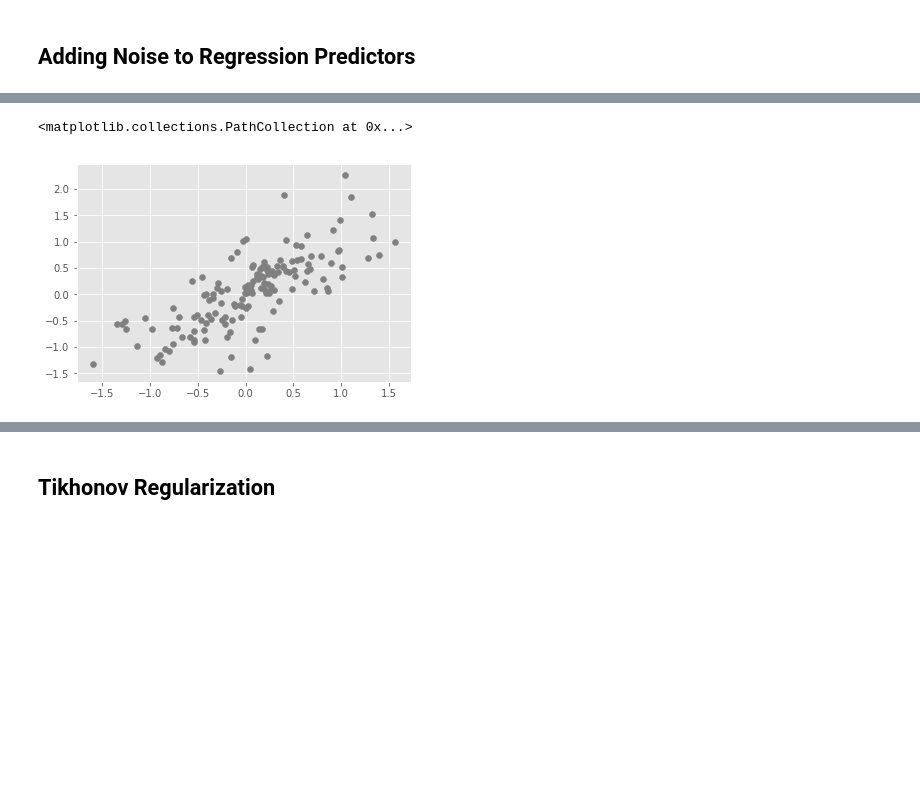
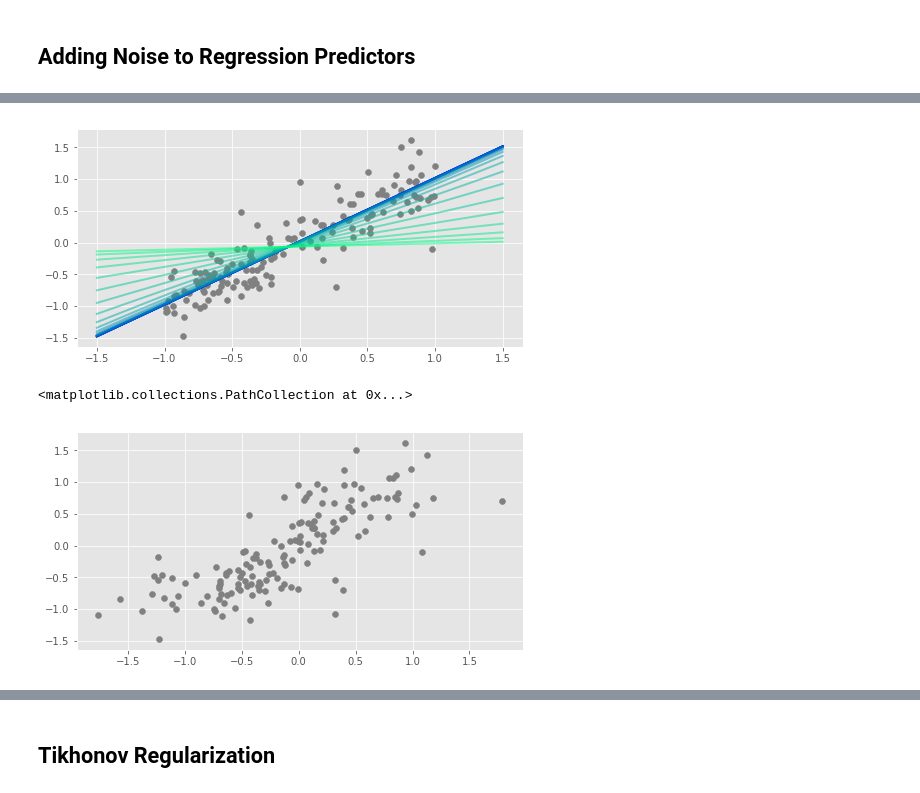
Before and after one commit to madrury/ridge-regression-and-noisy-predictors, a Jupyter notebook: ridge-regression-and-noisy-predictors.ipynb, the cells around one changed output, grey strips where cells are left out. Drawn from its saved outputs; the diff is of its cells as text; code cells hidden in the pictures; blank space fills up the shorter version.

```diff
--- a/ridge-regression-and-noisy-predictors.ipynb
+++ b/ridge-regression-and-noisy-predictors.ipynb
@@ -41,14 +45,29 @@ ax.scatter(x, y, color="grey")
+# %%
+def plot_line(ax, m, b, x_lim=(-1.5, 1.5), **kwargs):
+    t = np.linspace(x_lim[0], x_lim[1], num=100)
+    y = m*t + b
+    ax.plot(t, y, **kwargs)
+# %%
+colors = plt.cm.winter(np.linspace(0, 1, 25))
+
+fig, ax = plt.subplots(figsize=(8, 4))
+ax.scatter(x, y, color="grey")
+for lam , color in zip(np.logspace(-3, 3, num=25), colors):
+    b, m = fit_ridge_regression(x, y, lam=lam)
+    plot_line(ax, m, b, color=color, alpha=0.5)
+# %% [output]
+[figure, added]
 # %%
 def add_multiplicitive_random_noise(X, sd=0.25):
     return x * np.random.normal(1.0, sd, size=len(X))
 # %%
 x_rand = add_multiplicitive_random_noise(x, sd=0.5)
 # %%
-fig, ax = plt.subplots()
+fig, ax = plt.subplots(figsize=(8, 4))
 ax.scatter(x_rand, y, color="grey")
 # %% [output]
 <matplotlib.collections.PathCollection at 0x...>
-[figure, old version]
+[figure, new version]
 # %%
 def is_tail_point(x, p=0.1):
     p_percientle, one_minus_p_percentile = (
```
Also changed, not shown: parts of 11 cells of this notebook.
